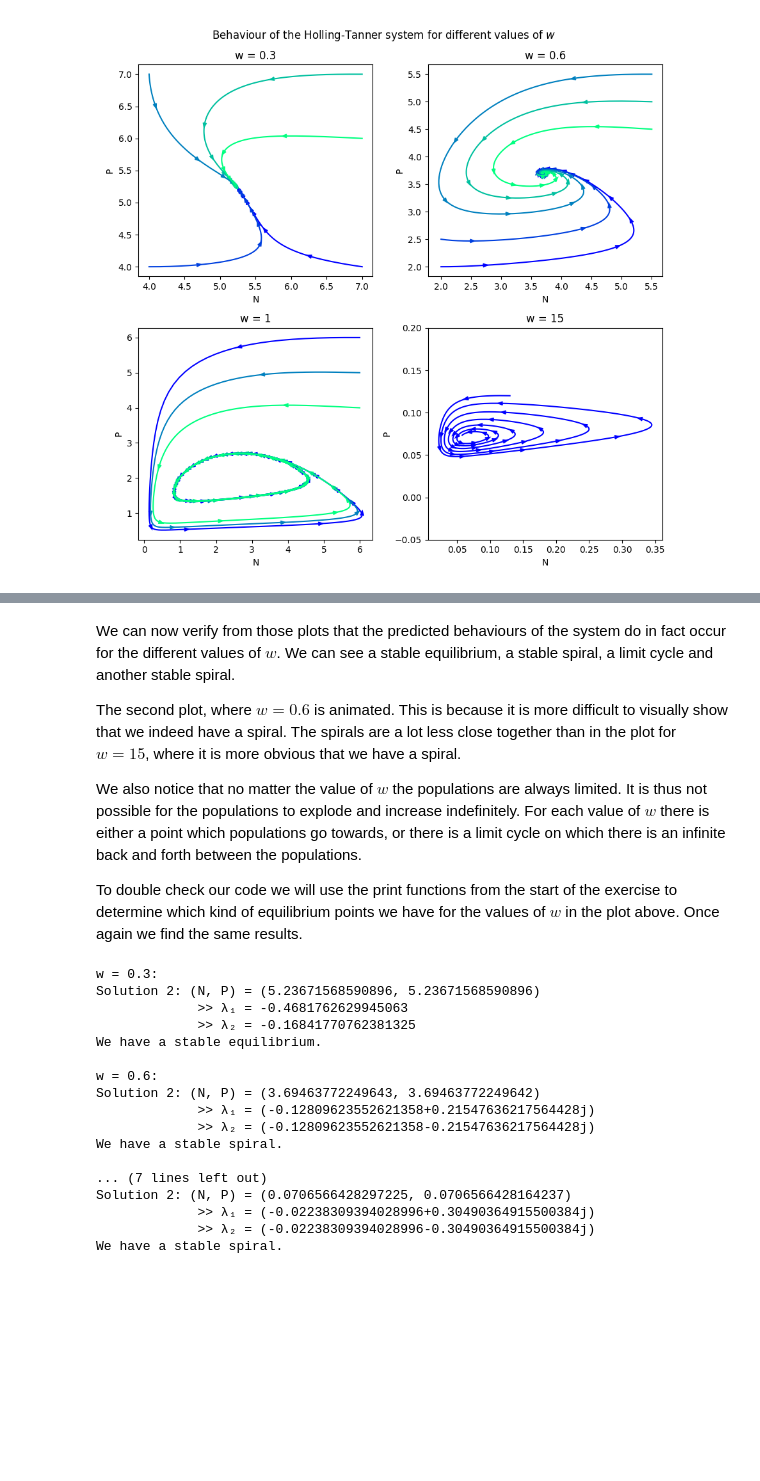
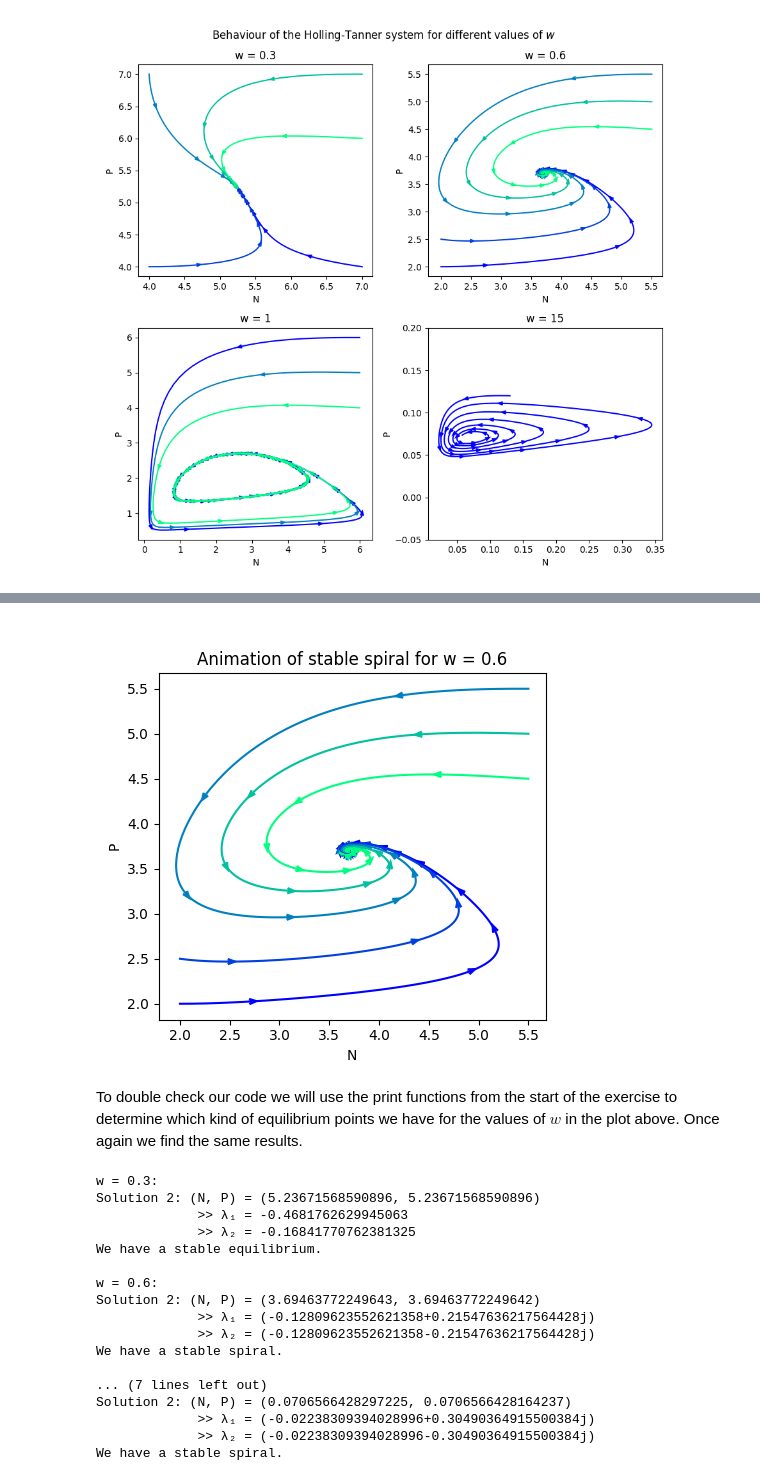
Before and after one commit to viktor40/Introductory-Biophysics, a Jupyter notebook: Exercises set 5b.ipynb, the cells around one changed output, grey strips where cells are left out. Saved outputs shown, nothing was run; the diff lists cells and outputs as text; code cells hidden in the pictures; blank space fills up the shorter version.

Commit message:
moved animation

```diff
--- a/Exercises set 5b.ipynb
+++ b/Exercises set 5b.ipynb
@@ -12,14 +12,21 @@ In this exercise we consider the Holling-Tanner model:
 We will start this analysis using $w = 0.3$.
 # %%
 import numpy as np
+import time
+
 import matplotlib.pyplot as plt
 import matplotlib.cm as cm
 from matplotlib.animation import FuncAnimation
+import matplotlib as mpl
+
 from ipywidgets import interact
 from IPython.display import display
+
 from sympy import solve, diff, symbols, Matrix, Symbol
 import sympy.core.numbers as spn
-import time
+
+# configuration for saving animations. This path points to the ffmpeg executable
+mpl.rcParams['animation.ffmpeg_path'] = 'C:\\Program Files\\FFmpeg\\bin\\ffmpeg.exe'
 
 # interactive plots
 %matplotlib widget
@@ -402,10 +377,63 @@ anim = FuncAnimation(f2, animate, interval=50, frames=500, init_func=init, blit=
+# %%
+# init plots
+f3, axes3 = plt.subplots(nrows=1, ncols=1, figsize=(5, 4.5))
+
+# Determine the middle of the spiral
+x_mid, y_mid = euler_int(start_list[1][-1], holling_tanner, 0.1, steps_list[1], w_list[1]).T[-1]
+plot_paths(axes3, start_list[1], holling_tanner, 0.1, steps_list[1], w_list[1], cmap=get_color_range(len(start_list[1]), 'winter'))
+axes3.set_title(f'Animation of stable spiral for w = {w_list[1]}')
+axes3.set_xlabel('N')
+axes3.set_ylabel('P')
+
+
+def init():
+    """
+    Init function that is executed at the start of
+    the animation. This function is used to set the
+    initial axis limits of the plot
+    """
+
+    # make the axis limits global variables so we can
+    # manipulate them dynamically in the animate() funcion
+    global x_min, x_max, y_min, y_max
+    x_min, y_min = 2, 2
+    x_max, y_max = 5.5, 5.5
+    axes3.set_xlim(x_min, x_max)
+    axes3.set_ylim(y_min, y_max)
+    return f3,
+
+def animate(i):
+    # make sure we're using the global variables
+    global x_min, x_max, y_min, y_max
+
+    # calculate the difference between the current limits and the middle of the plot
+    # and add or subtract this from the current limits to get a new limit closer to the middle
+    x_min = (x_min + np.abs(x_min - x_mid)/100)
+    x_max = (x_max - np.abs(x_max - x_mid)/100)
+    y_min = (y_min + np.abs(y_min - y_mid)/100)
+    y_max = (y_max - np.abs(y_max - y_mid)/100)
+
+    # update the plots with the new limits
+    axes3.set_xlim(x_min, x_max)
+    axes3.set_ylim(y_min, y_max)
+    return f3,
+
+
+# start an animation
+anim = FuncAnimation(f3, animate, interval=25, frames=750, init_func=init, blit=True, repeat=True)
+
+# uncomment this code if you want to save the animation
+"""
+try:
+    anim.save("Animation_stable_spiral.mp4", writer='ffmpeg', fps=30)
+except Exception as e:
+    print(e)
+    print('Saving of the animation failed. This is probably related to not having FFmpeg (properly) installed.')
+"""
+plt.show()
+# %% [output]
+[figure, added]
 # %% [markdown]
-We can now verify from those plots that the predicted behaviours of the system do in fact occur for the different values of $w$. We can see a stable equilibrium, a stable spiral, a limit cycle and another stable spiral.
-
-The second plot, where $w = 0.6$ is animated. This is because it is more difficult to visually show that we indeed have a spiral. The spirals are a lot less close together than in the plot for $w = 15$, where it is more obvious that we have a spiral.
-
-We also notice that no matter the value of $w$ the populations are always limited. It is thus not possible for the populations to explode and increase indefinitely. For each value of $w$ there is either a point which populations go towards, or there is a limit cycle on which there is an infinite back and forth between the populations.
-
 To double check our code we will use the print functions from the start of the exercise to determine which kind of equilibrium points we have for the values of $w$ in the plot above. Once again we find the same results.
 # %%
 gen_solution = gen_solutions()
```
Also changed, not shown: parts of 2 cells of this notebook.
